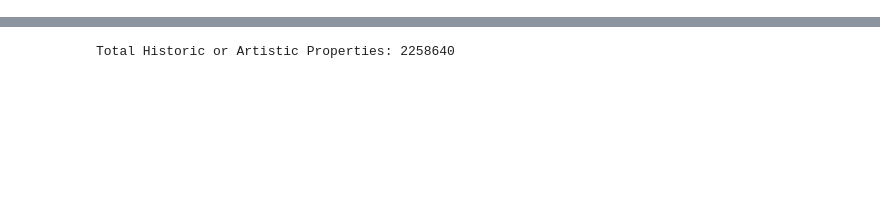
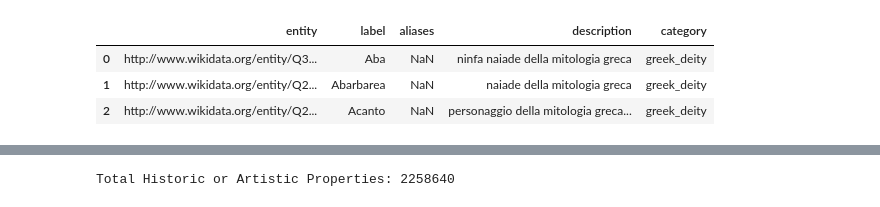
Before and after one commit to Info-Viz/DataNymphs, a Jupyter notebook: opere_mitologiche_ArCo.ipynb, the cells around one changed output, grey strips where cells are left out. Saved outputs shown, nothing was run; the diff lists cells and outputs as text; code cells hidden in the pictures; blank space fills up the shorter version.

```diff
--- a/opere_mitologiche_ArCo.ipynb
+++ b/opere_mitologiche_ArCo.ipynb
@@ -4,6 +4,13 @@ import pandas as pd
 # %%
 #carichiamo il csv con i soggetti di Wikidata
 df_wikidata = pd.read_csv("wd_dataset.csv", encoding="utf-8")
+
+df_wikidata.head(3)
+# %% [output]
+|  | entity | label | aliases | description | category |
+| 0 | http://www.wikidata.org/entity/Q3... | Aba | NaN | ninfa naiade della mitologia greca | greek_deity |
+| 1 | http://www.wikidata.org/entity/Q2... | Abarbarea | NaN | naiade della mitologia greca | greek_deity |
+| 2 | http://www.wikidata.org/entity/Q2... | Acanto | NaN | personaggio della mitologia greca... | greek_deity |
 # %%
 #estraggo tutte le label
 labels = (
```
Also changed, not shown: parts of 6 cells of this notebook, 2 other files.
